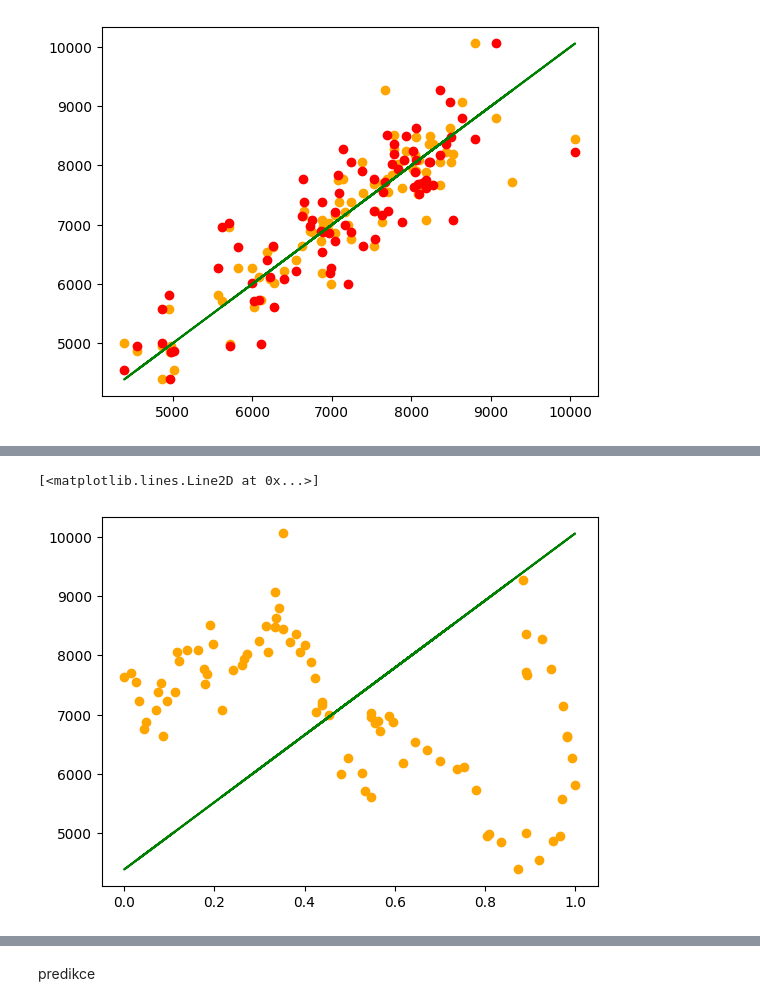
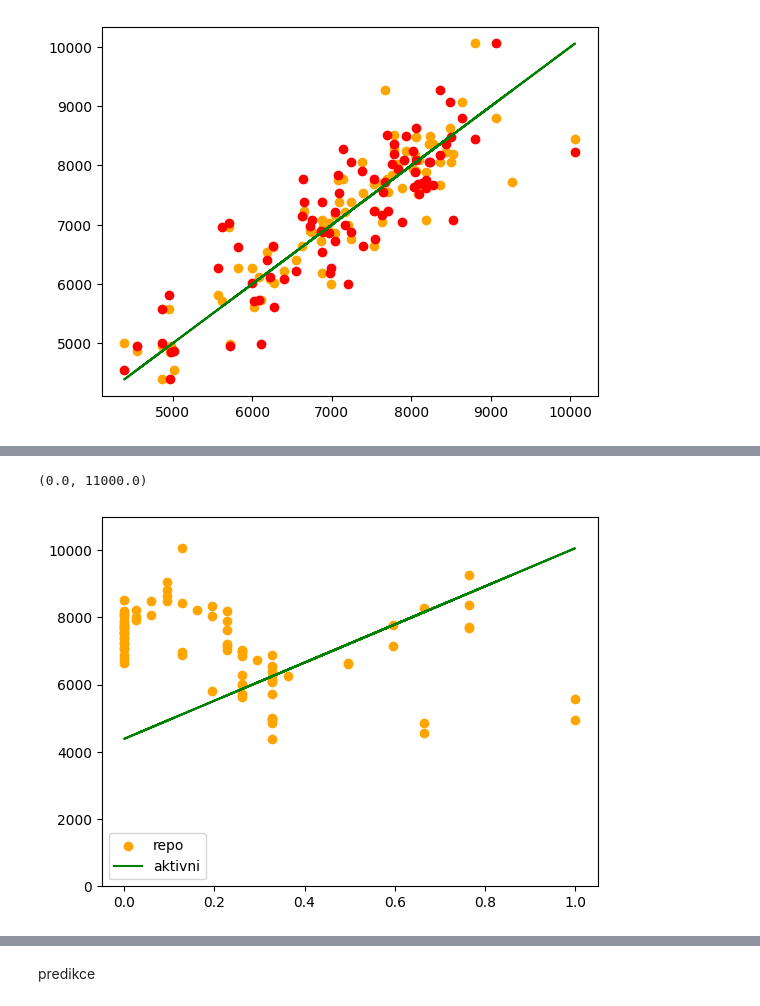
Before and after one commit to HonzaHalik/sws, a Jupyter notebook: code/predictive modeling/funkcni/predictive OLS final copy 2.ipynb, the cells around one changed output, grey strips where cells are left out. Drawn from its saved outputs; the diff is of its cells as text; code cells hidden in the pictures.

```diff
--- a/code/predictive modeling/funkcni/predictive OLS final copy 2.ipynb
+++ b/code/predictive modeling/funkcni/predictive OLS final copy 2.ipynb
@@ -205,7 +206,9 @@ plt.plot(df['aktivni'],y,color="green")
 # %%
 df=(df-df.min())/(df.max()-df.min())
-plt.scatter(df["cena"],y,color="orange")
-plt.plot(df['aktivni'],y,color="green")
+plt.scatter(df["repo-6"],y,label="repo",color="orange")
+plt.plot(df['aktivni'],y,label="aktivni",color="green")
+plt.legend()
+plt.ylim(0,11000)
 # %% [output]
-[<matplotlib.lines.Line2D at 0x...>]
+(0.0, 11000.0)
-[figure, old version]
+[figure, new version]
```
Also changed, not shown: parts of 7 cells of this notebook, 9 other files.
